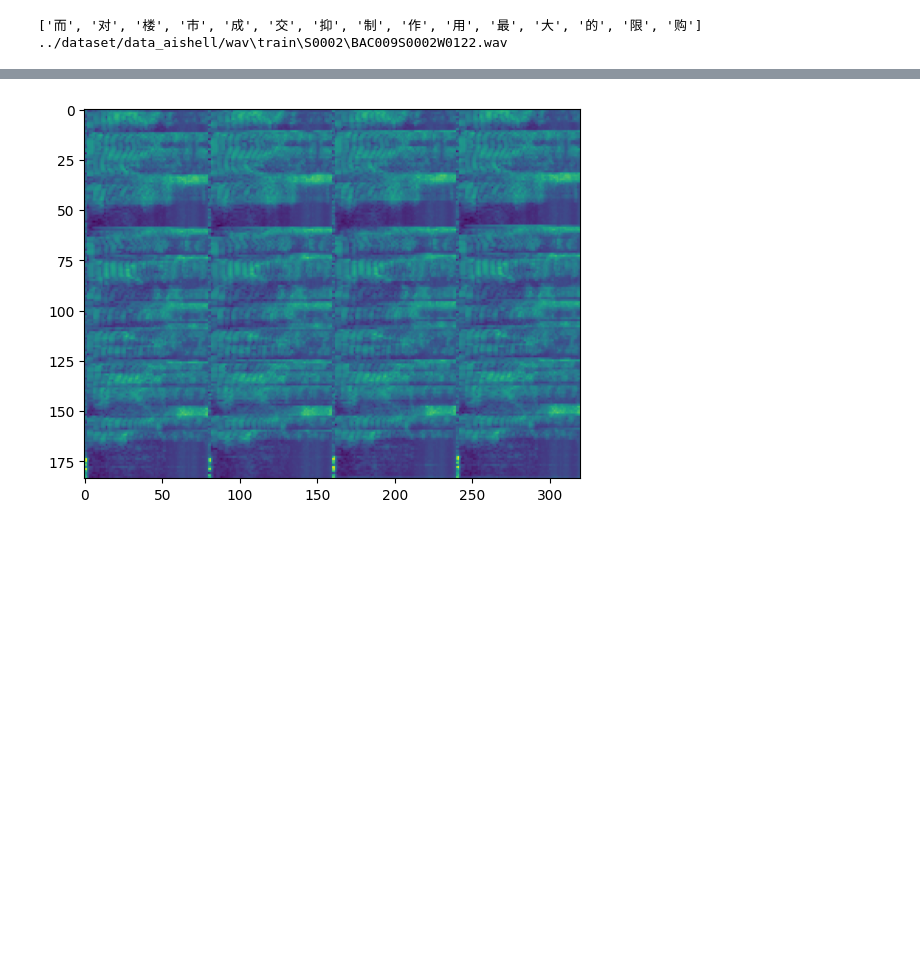
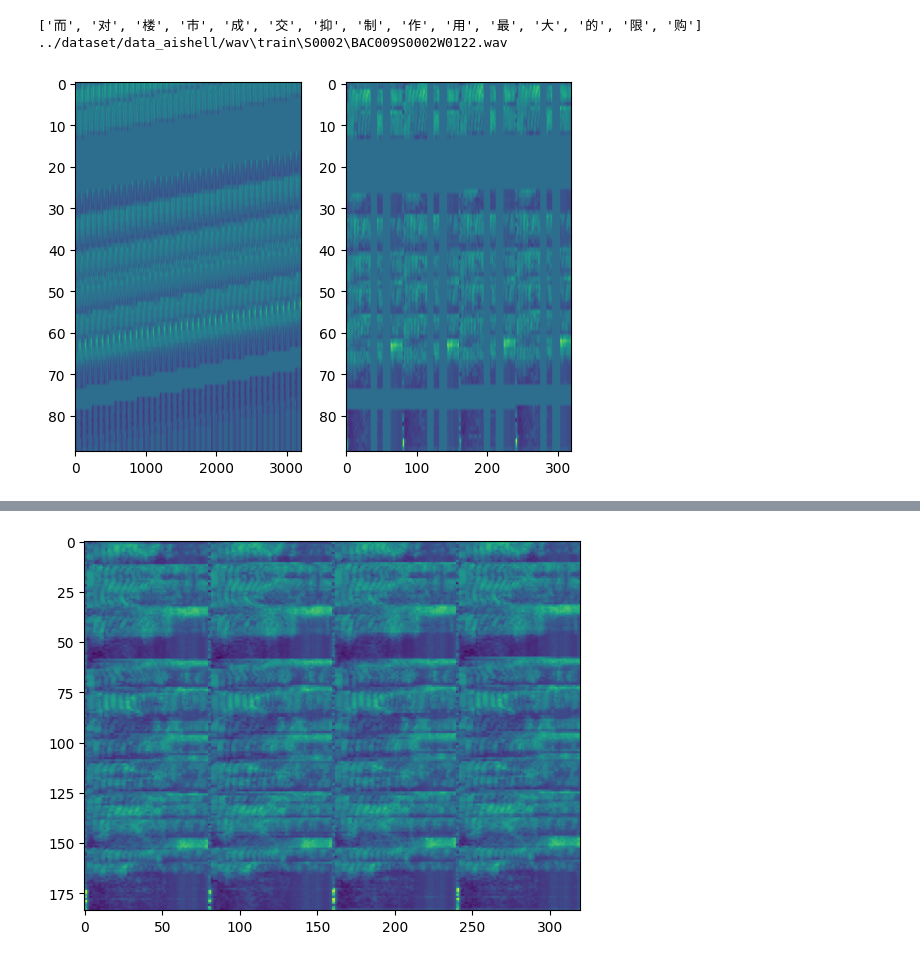
Before and after one commit to Kiri0824/speechtransformer, a Jupyter notebook: projectbatch.ipynb, the cells around one changed output, grey strips where cells are left out. Saved outputs shown, nothing was run; the diff lists cells and outputs as text; code cells hidden in the pictures; blank space fills up the shorter version.

```diff
--- a/projectbatch.ipynb
+++ b/projectbatch.ipynb
@@ -194,0 +178,10 @@ feature=build_LFR_features(feature)
+# %%
+import matplotlib.pyplot as plt
+plt.figure()
+plt.subplot(1,2,1)
+plt.imshow(featurem10n1,aspect= 'auto')
+plt.subplot(1,2,2)
+plt.imshow(featurem1n1,aspect= 'auto')
+plt.show()
+# %% [output]
+[figure, added]
```
Also changed, not shown: parts of 38 cells of this notebook, 8 other files.
